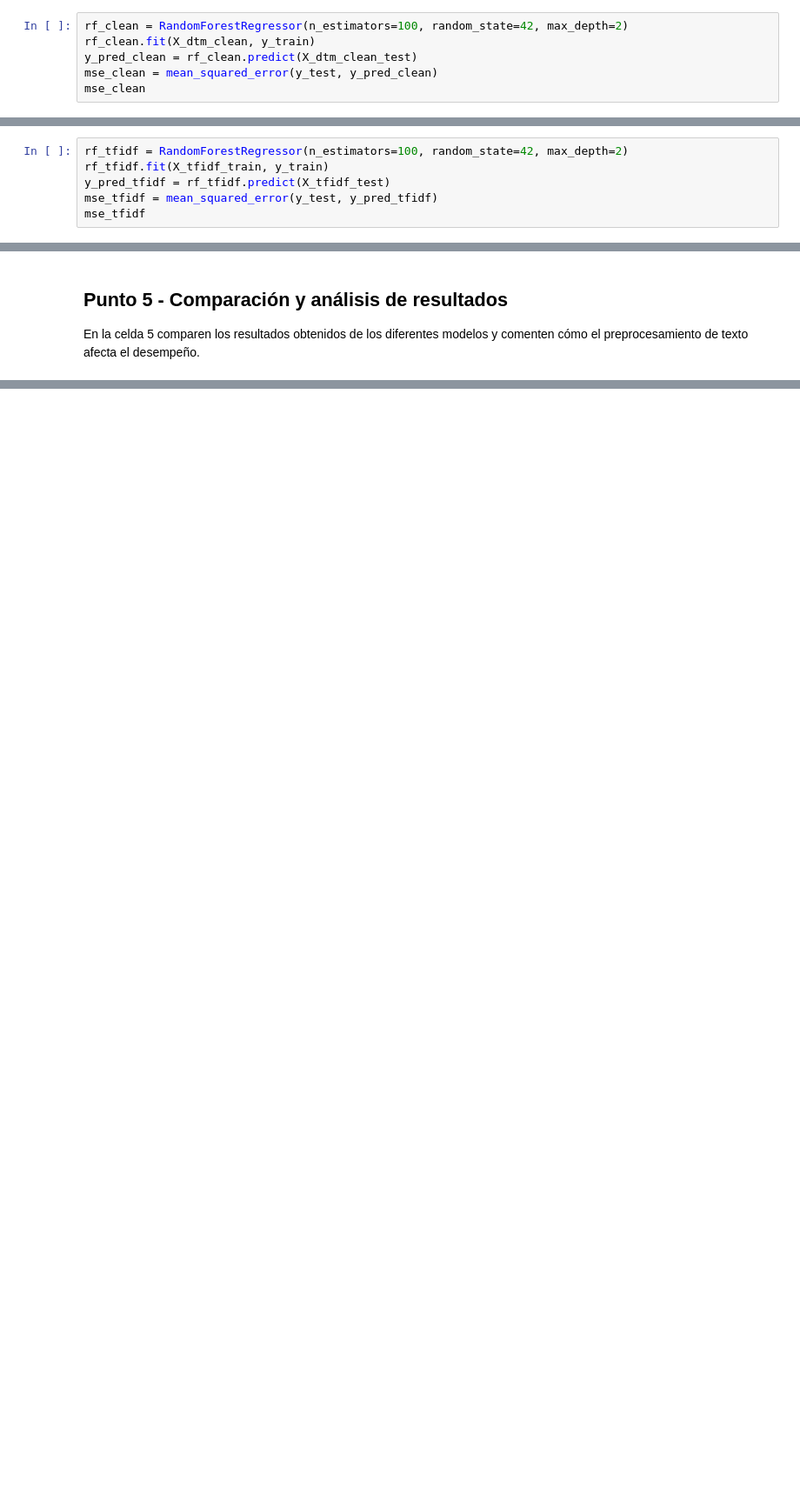
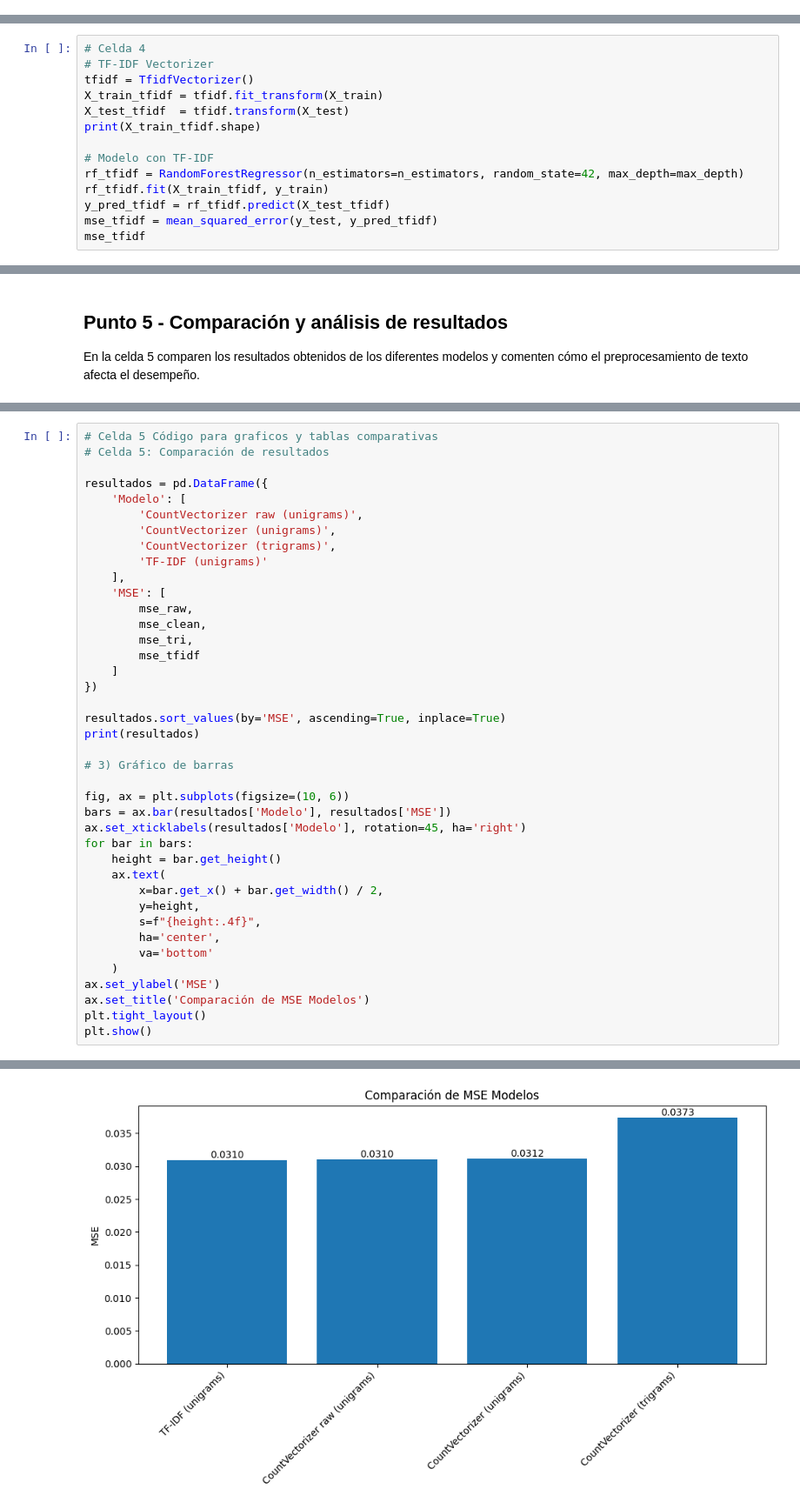
Before and after one commit to DanielEMontero/ML_PLN_GRUPO_02, a Jupyter notebook: 4 Semana/S4TC1_Tokenizacion.ipynb, the cells around one changed output, grey strips where cells are left out. Shown at 87% size. Drawn from its saved outputs; the diff is of its cells as text; blank space fills up the shorter version.

```diff
--- a/4 Semana/S4TC1_Tokenizacion.ipynb
+++ b/4 Semana/S4TC1_Tokenizacion.ipynb
@@ -179,8 +201,2 @@ X_dtm_clean.shape
 # %% [markdown]
 Con la depueración mencionada anteriormente se pudo bajar de 141.176 a 34.605 las columnas de la matriz del CountVectorizer. Con esto, se espera poder ejecutar los modelores de regresión con máquinas convencionales.
-# %%
-rf_clean = RandomForestRegressor(n_estimators=100, random_state=42, max_depth=2)
-rf_clean.fit(X_dtm_clean, y_train)
-y_pred_clean = rf_clean.predict(X_dtm_clean_test)
-mse_clean = mean_squared_error(y_test, y_pred_clean)
-mse_clean
@@ -316,7 +323,15 @@ X_tfidf_train.shape
 # %%
-rf_tfidf = RandomForestRegressor(n_estimators=100, random_state=42, max_depth=2)
-rf_tfidf.fit(X_tfidf_train, y_train)
-y_pred_tfidf = rf_tfidf.predict(X_tfidf_test)
+# Celda 4
+# TF‑IDF Vectorizer
+tfidf = TfidfVectorizer()
+X_train_tfidf = tfidf.fit_transform(X_train)
+X_test_tfidf  = tfidf.transform(X_test)
+print(X_train_tfidf.shape)
+
+# Modelo con TF‑IDF
+rf_tfidf = RandomForestRegressor(n_estimators=n_estimators, random_state=42, max_depth=max_depth)
+rf_tfidf.fit(X_train_tfidf, y_train)
+y_pred_tfidf = rf_tfidf.predict(X_test_tfidf)
 mse_tfidf = mean_squared_error(y_test, y_pred_tfidf)
 mse_tfidf
 # %% [output]
@@ -331,0 +344,41 @@ En la celda 5 comparen los resultados obtenidos de los diferentes modelos y come
+# %%
+# Celda 5 Código para graficos y tablas comparativas
+# Celda 5: Comparación de resultados
+
+resultados = pd.DataFrame({
+    'Modelo': [
+        'CountVectorizer raw (unigrams)',
+        'CountVectorizer (unigrams)',
+        'CountVectorizer (trigrams)',
+        'TF‑IDF (unigrams)'
+    ],
+    'MSE': [
+        mse_raw,
+        mse_clean,
+        mse_tri,
+        mse_tfidf
+    ]
+})
+
+resultados.sort_values(by='MSE', ascending=True, inplace=True)
+print(resultados)
+
+# 3) Gráfico de barras
+
+fig, ax = plt.subplots(figsize=(10, 6))
+bars = ax.bar(resultados['Modelo'], resultados['MSE'])
+ax.set_xticklabels(resultados['Modelo'], rotation=45, ha='right')
+for bar in bars:
+    height = bar.get_height()
+    ax.text(
+        x=bar.get_x() + bar.get_width() / 2,
+        y=height,
+        s=f"{height:.4f}",
+        ha='center',
+        va='bottom'
+    )
+ax.set_ylabel('MSE')
+ax.set_title('Comparación de MSE Modelos')
+plt.tight_layout()
+plt.show()
+# %% [output]
@@ -331,0 +390 @@ En la celda 5 comparen los resultados obtenidos de los diferentes modelos y come
+[figure, added]
```
Also changed, not shown: parts of 15 cells of this notebook.
